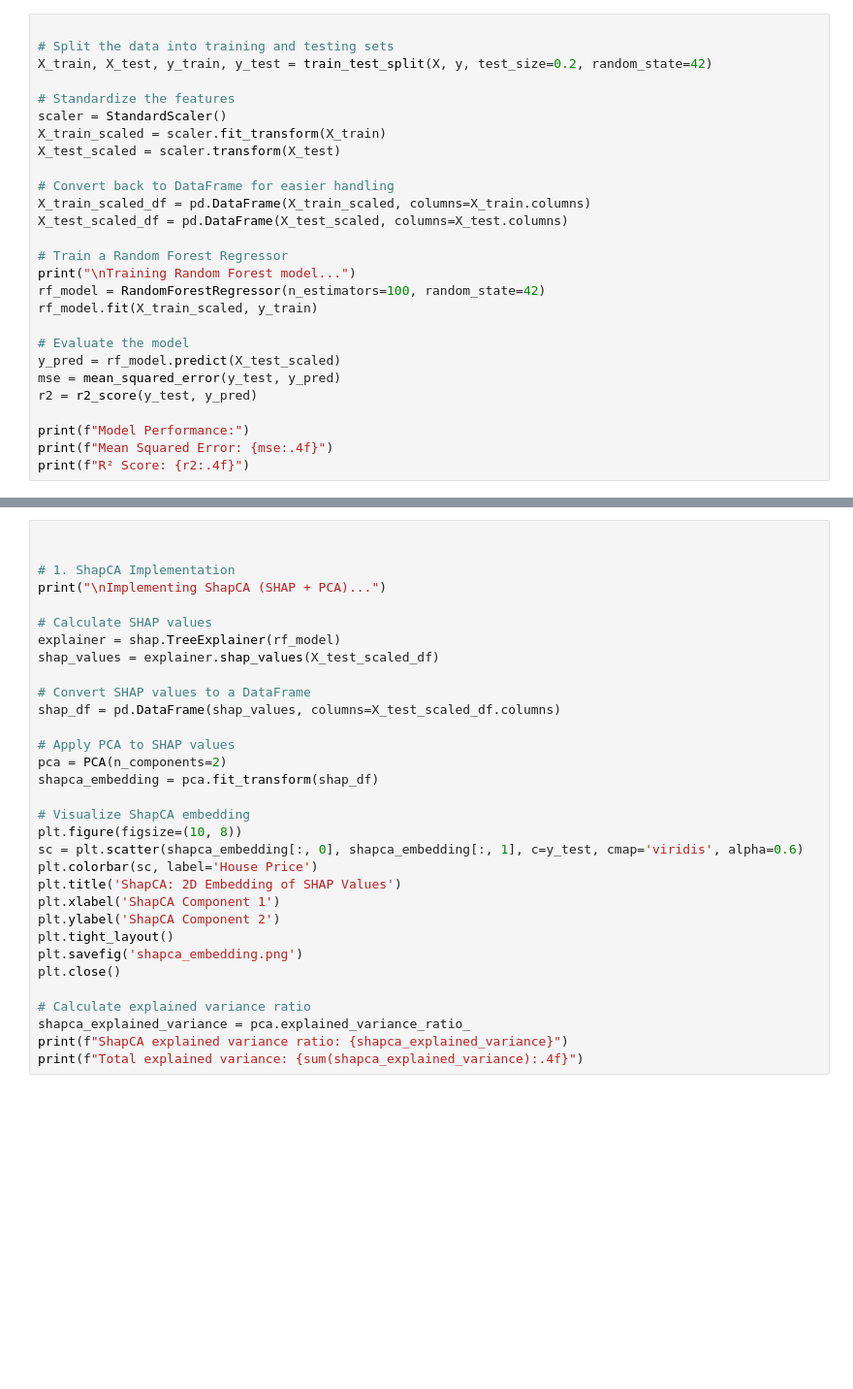
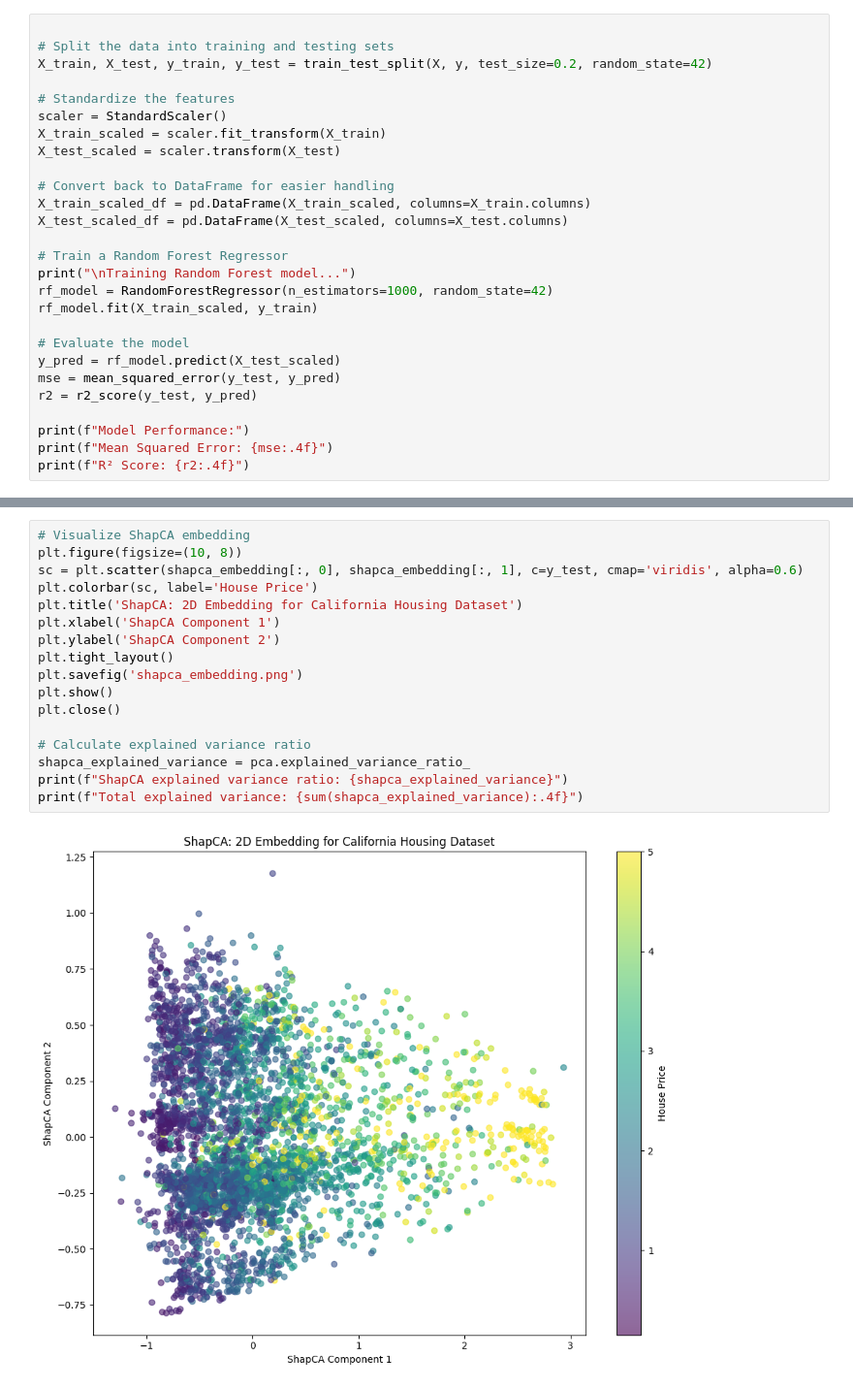
Before and after one commit to dhruvnigam93/notebooks, a Jupyter notebook: TabularEmbeddings.ipynb, the cells around one changed output, grey strips where cells are left out. Shown at 97% size. Saved outputs shown, nothing was run; the diff lists cells and outputs as text; blank space fills up the shorter version.

```diff
--- a/TabularEmbeddings.ipynb
+++ b/TabularEmbeddings.ipynb
@@ -67,7 +67,7 @@ X_test_scaled_df = pd.DataFrame(X_test_scaled, columns=X_test.columns)
 
 # Train a Random Forest Regressor
 print("\nTraining Random Forest model...")
-rf_model = RandomForestRegressor(n_estimators=100, random_state=42)
+rf_model = RandomForestRegressor(n_estimators=1000, random_state=42)
 rf_model.fit(X_train_scaled, y_train)
 
 # Evaluate the model
@@ -86,33 +118,19 @@ R² Score: 0.8053
 # %%
-
-
-# 1. ShapCA Implementation
-print("\nImplementing ShapCA (SHAP + PCA)...")
-
-# Calculate SHAP values
-explainer = shap.TreeExplainer(rf_model)
-shap_values = explainer.shap_values(X_test_scaled_df)
-
-# Convert SHAP values to a DataFrame
-shap_df = pd.DataFrame(shap_values, columns=X_test_scaled_df.columns)
-
-# Apply PCA to SHAP values
-pca = PCA(n_components=2)
-shapca_embedding = pca.fit_transform(shap_df)
-
 # Visualize ShapCA embedding
 plt.figure(figsize=(10, 8))
 sc = plt.scatter(shapca_embedding[:, 0], shapca_embedding[:, 1], c=y_test, cmap='viridis', alpha=0.6)
 plt.colorbar(sc, label='House Price')
-plt.title('ShapCA: 2D Embedding of SHAP Values')
+plt.title('ShapCA: 2D Embedding for California Housing Dataset')
 plt.xlabel('ShapCA Component 1')
 plt.ylabel('ShapCA Component 2')
 plt.tight_layout()
 plt.savefig('shapca_embedding.png')
+plt.show()
 plt.close()
 
 # Calculate explained variance ratio
 shapca_explained_variance = pca.explained_variance_ratio_
 print(f"ShapCA explained variance ratio: {shapca_explained_variance}")
 print(f"Total explained variance: {sum(shapca_explained_variance):.4f}")
 # %% [output]
+[figure, added]
```
Also changed, not shown: parts of 9 cells of this notebook.
